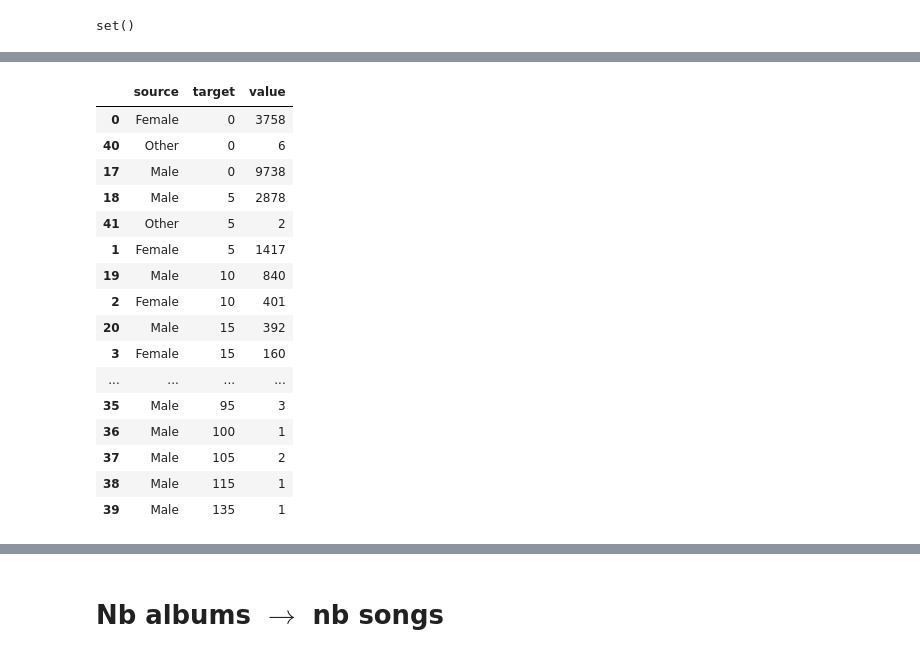
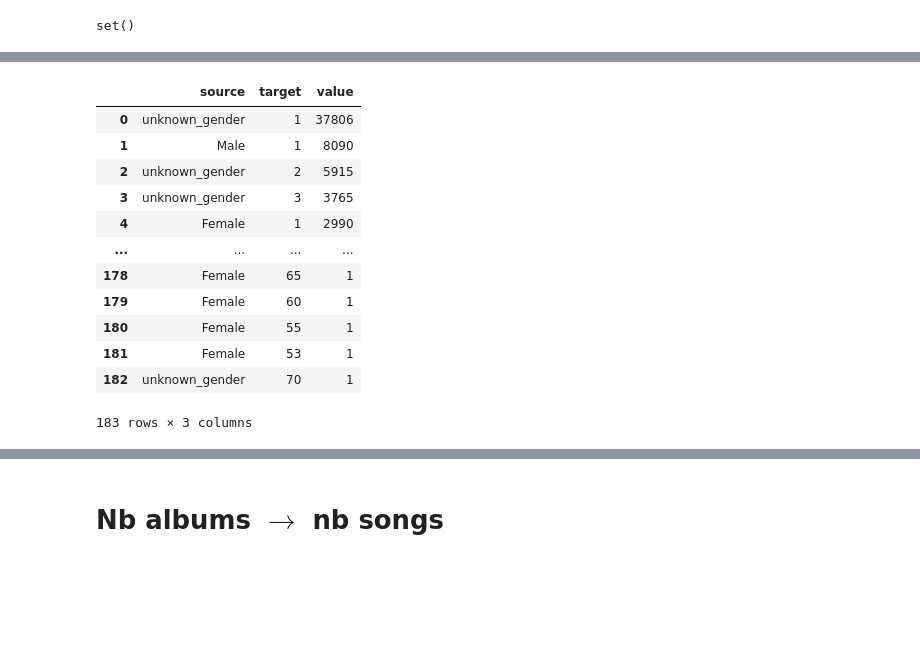
Before and after one commit to jorislimonier/collab-viz, a Jupyter notebook: joris/data_preprocessing.ipynb, the cells around one changed output, grey strips where cells are left out. Cells and saved outputs as stored; diff of their text form; code cells hidden in the pictures; blank space fills up the shorter version.

```diff
--- a/joris/data_preprocessing.ipynb
+++ b/joris/data_preprocessing.ipynb
@@ -13,8 +13,19 @@ albums_col = ["_id", "id_artist"]
 artists_col = ["_id", "type", "gender", "members"]
 songs_col = ["id_album", "genre"]
 
-# assuming the data folders are in your local folder
-albums_data = pd.read_csv("../data/wasabi_albums.csv", usecols=albums_col)
-artists_data = pd.read_csv("../data/wasabi_artists.csv", usecols=artists_col)
-songs_data = pd.read_csv("../data/wasabi_songs.csv",
-                         sep="\t", usecols=songs_col)
+
+try:
+    # display data if it is already loaded
+    display("albums", albums_data.head(2))
+    display("artists", artists_data.head(2))
+    display("songs", songs_data.head(2))
+except NameError as e:
+    # if data is not loaded, load it first
+    # assuming the data folders are in your local folder
+    albums_data = pd.read_csv("../data/wasabi_albums.csv", usecols=albums_col)
+    artists_data = pd.read_csv("../data/wasabi_artists.csv", usecols=artists_col)
+    songs_data = pd.read_csv("../data/wasabi_songs.csv",
+                            sep="\t", usecols=songs_col)
+    display("albums", albums_data.head(2))
+    display("artists", artists_data.head(2))
+    display("songs", songs_data.head(2))
@@ -161,37 +214,24 @@ set()
 # %%
-df = (df_artists
-      .copy()
-      .merge(df_albums, on="id_artist", how="outer")
-      .fillna({col: "unknown_"+col for col in df.columns})
-      .drop(columns="id_artist")
-      .value_counts()
-      .reset_index())
+df = df_artists.copy()
+df = df.merge(df_albums, on="id_artist", how="outer")
+df = df.fillna({col: "unknown_"+col for col in df.columns})
+df = df.replace({col: {"Other": "unknown_"+col for _ in df.columns} for col in df.columns})
+df = df.drop(columns="id_artist")
+df = df.value_counts()
+df = df.reset_index()
 df.columns = sankey_col
-
-# Make bins
-df["target"] = df["target"].apply(lambda x: np.round(2*x, decimals=-1)//2)
-df = (df.groupby(["source", "target"])
-      .sum()
-      .reset_index()
-      .sort_values("target")
-      )
-
 df
 # %% [output]
 |  | source | target | value |
-| 0 | Female | 0 | 3758 |
-| 40 | Other | 0 | 6 |
-| 17 | Male | 0 | 9738 |
-| 18 | Male | 5 | 2878 |
-| 41 | Other | 5 | 2 |
-| 1 | Female | 5 | 1417 |
-| 19 | Male | 10 | 840 |
-| 2 | Female | 10 | 401 |
-| 20 | Male | 15 | 392 |
-| 3 | Female | 15 | 160 |
+| 0 | unknown_gender | 1 | 37806 |
+| 1 | Male | 1 | 8090 |
+| 2 | unknown_gender | 2 | 5915 |
+| 3 | unknown_gender | 3 | 3765 |
+| 4 | Female | 1 | 2990 |
 | ... | ... | ... | ... |
-| 35 | Male | 95 | 3 |
-| 36 | Male | 100 | 1 |
-| 37 | Male | 105 | 2 |
-| 38 | Male | 115 | 1 |
-| 39 | Male | 135 | 1 |
+| 178 | Female | 65 | 1 |
+| 179 | Female | 60 | 1 |
+| 180 | Female | 55 | 1 |
+| 181 | Female | 53 | 1 |
+| 182 | unknown_gender | 70 | 1 |
+183 rows × 3 columns
```
Also changed, not shown: parts of 8 cells of this notebook, 1 other file.
